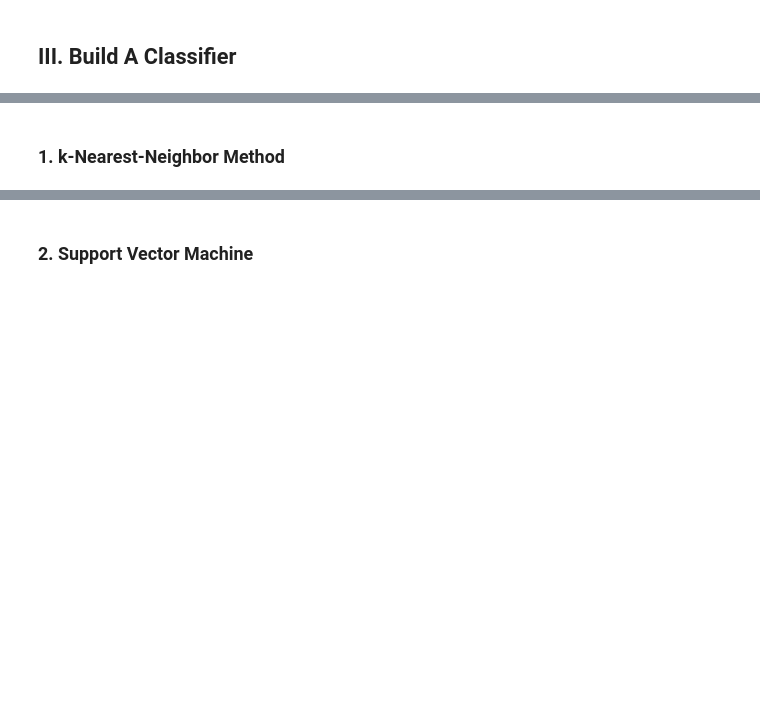
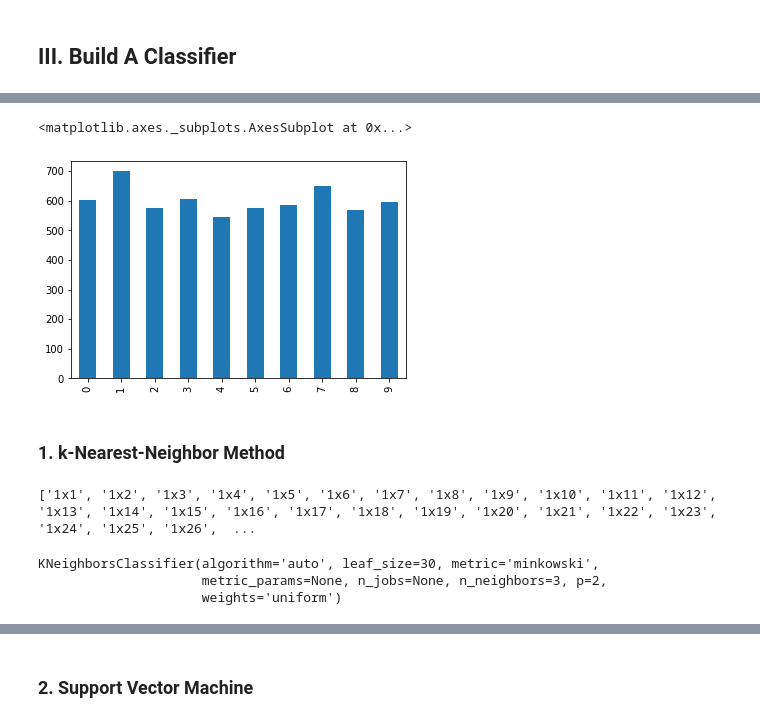
Before and after one commit to ch00226855/CMP414-765_Spring2020, a Jupyter notebook: Week05_ImageClassification.ipynb, the cells around one changed output, grey strips where cells are left out. Saved outputs shown, nothing was run; the diff lists cells and outputs as text; code cells hidden in the pictures; blank space fills up the shorter version.

```diff
--- a/Week05_ImageClassification.ipynb
+++ b/Week05_ImageClassification.ipynb
@@ -85,7 +199,22 @@ print(mnist_train_small.shape)
+# %%
+mnist_train_small['label'].value_counts().sort_index().plot.bar()
+# %% [output]
+<matplotlib.axes._subplots.AxesSubplot at 0x...>
+[figure, added]
 # %% [markdown]
 ### 1. k-Nearest-Neighbor Method
+# %%
+print(input_features)
+# %% [output]
+['1x1', '1x2', '1x3', '1x4', '1x5', '1x6', '1x7', '1x8', '1x9', '1x10', '1x11', '1x12', '1x13', '1x14', '1x15', '1x16', '1x17', '1x18', '1x19', '1x20', '1x21', '1x22', '1x23', '1x24', '1x25', '1x26',  ...
 # %%
 from sklearn.neighbors import KNeighborsClassifier
+knn = KNeighborsClassifier(n_neighbors=3)
+knn.fit(mnist_train_small[input_features], mnist_train_small['label'])
+# %% [output]
+KNeighborsClassifier(algorithm='auto', leaf_size=30, metric='minkowski',
+                     metric_params=None, n_jobs=None, n_neighbors=3, p=2,
+                     weights='uniform')
 # %%
 # Load the test data set
 mnist_test = pd.read_csv('Data/mnist-in-csv/mnist_test.csv', sep=',')
```
Also changed, not shown: parts of 31 cells of this notebook.
